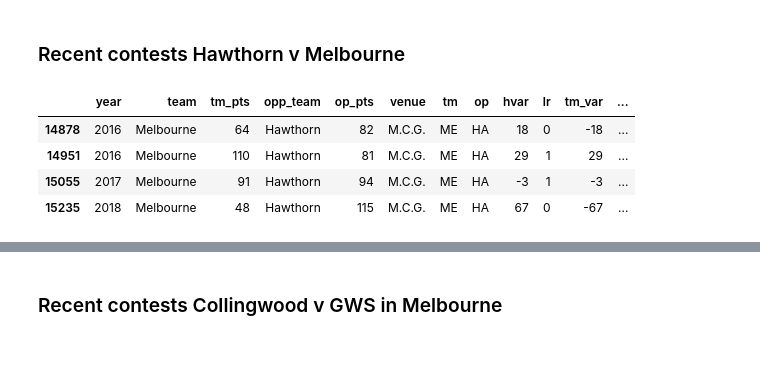
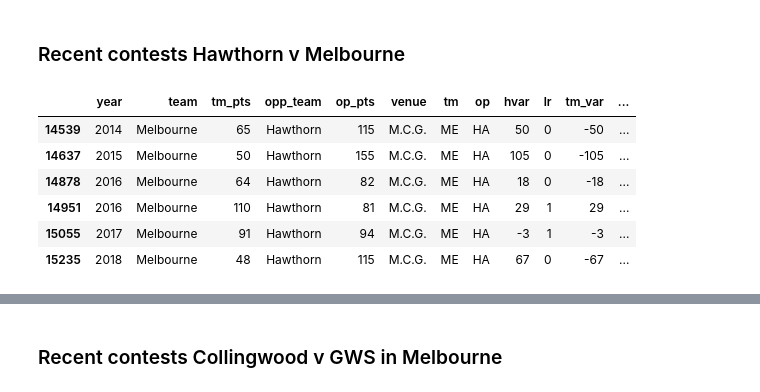
Before and after one commit to stevegabriel1/afl_explore, a Jupyter notebook: afl_prev_2018_finals1.ipynb, the cells around one changed output, grey strips where cells are left out. Saved outputs shown, nothing was run; the diff lists cells and outputs as text; code cells hidden in the pictures; blank space fills up the shorter version.

```diff
--- a/afl_prev_2018_finals1.ipynb
+++ b/afl_prev_2018_finals1.ipynb
@@ -660,9 +660,11 @@ merge_ft.to_csv('enh_2_aflresults_long.csv')
 # %% [markdown]
 ### Recent contests Hawthorn v Melbourne
 # %%
-merge_ft.iloc[:,:][(merge_ft.tm == 'ME') & (merge_ft.op == 'HA')].tail(4)
+merge_ft.iloc[:,:][(merge_ft.tm == 'ME') & (merge_ft.op == 'HA')].tail(6)
 # %% [output]
 |  | year | team | tm_pts | opp_team | op_pts | venue | tm | op | hvar | lr | tm_var | ... |
+| 14539 | 2014 | Melbourne | 65 | Hawthorn | 115 | M.C.G. | ME | HA | 50 | 0 | -50 | ... |
+| 14637 | 2015 | Melbourne | 50 | Hawthorn | 155 | M.C.G. | ME | HA | 105 | 0 | -105 | ... |
 | 14878 | 2016 | Melbourne | 64 | Hawthorn | 82 | M.C.G. | ME | HA | 18 | 0 | -18 | ... |
 | 14951 | 2016 | Melbourne | 110 | Hawthorn | 81 | M.C.G. | ME | HA | 29 | 1 | 29 | ... |
 | 15055 | 2017 | Melbourne | 91 | Hawthorn | 94 | M.C.G. | ME | HA | -3 | 1 | -3 | ... |
```
Also changed, not shown: parts of 2 cells of this notebook.
